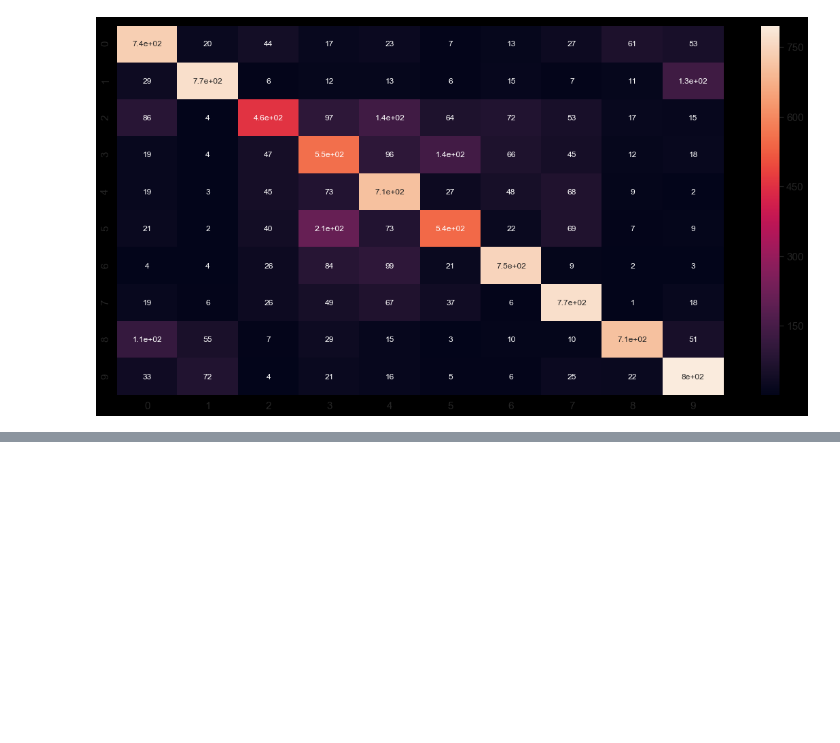
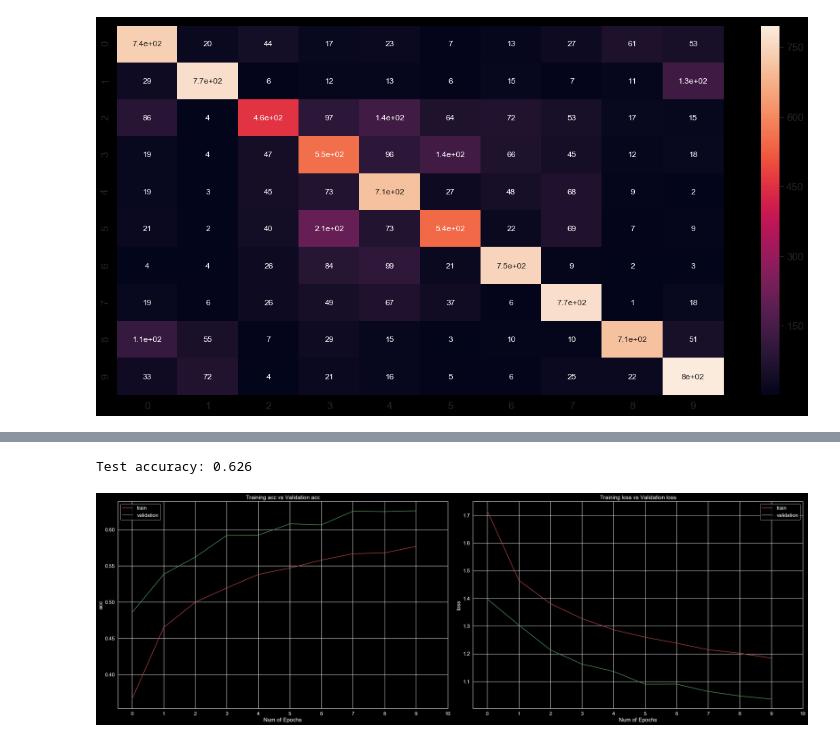
Before and after one commit to dokeeffe87/keras_examples, a Jupyter notebook: ConvNet_and_simple_GAN_examples.ipynb, the cells around one changed output, grey strips where cells are left out. Cells and saved outputs as stored; diff of their text form; code cells hidden in the pictures; blank space fills up the shorter version.

```diff
--- a/ConvNet_and_simple_GAN_examples.ipynb
+++ b/ConvNet_and_simple_GAN_examples.ipynb
@@ -40,6 +40,8 @@ def history_plot(history, validation=True, figsize_=(20,10)):
 
     # Set figure size option
     # plt.rcParams['figure.figsize'] = figsize_
+    # Why do I need to reset this everytime?
+    plt.style.use('dark_background')
     plt.figure(figsize=figsize_)
     metrics_ = [x for x in df.columns.tolist() if 'val' not in x]
     num_metrics = len(metrics_)
@@ -486,0 +526,8 @@ classifier_cnn3.fit(x=x_train, y=y_train, validation_data=(x_test, y_test), epoc
+# %%
+print('Test accuracy: {0}'.format(score_cnn3[1]))
+# %% [output]
+Test accuracy: 0.626
+# %%
+history_plot(history=history_cnn3, validation=True, figsize_=(30,10))
+# %% [output]
+[figure, added]
```
Also changed, not shown: parts of 52 cells of this notebook.
